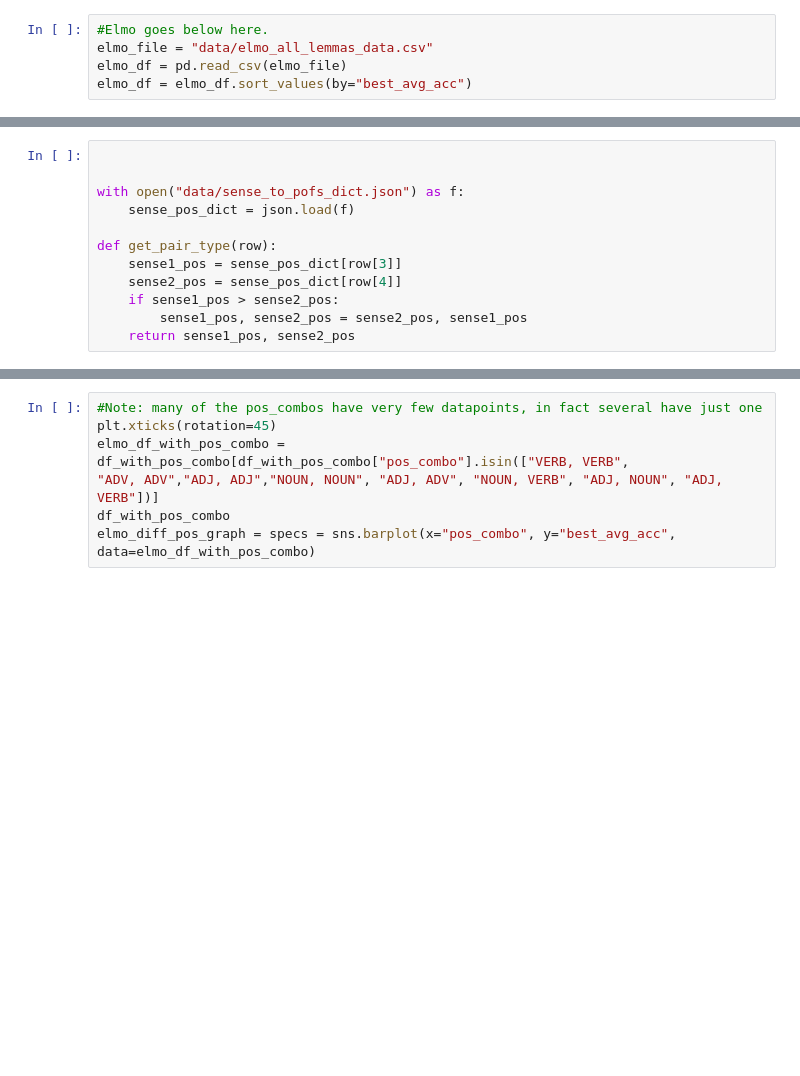
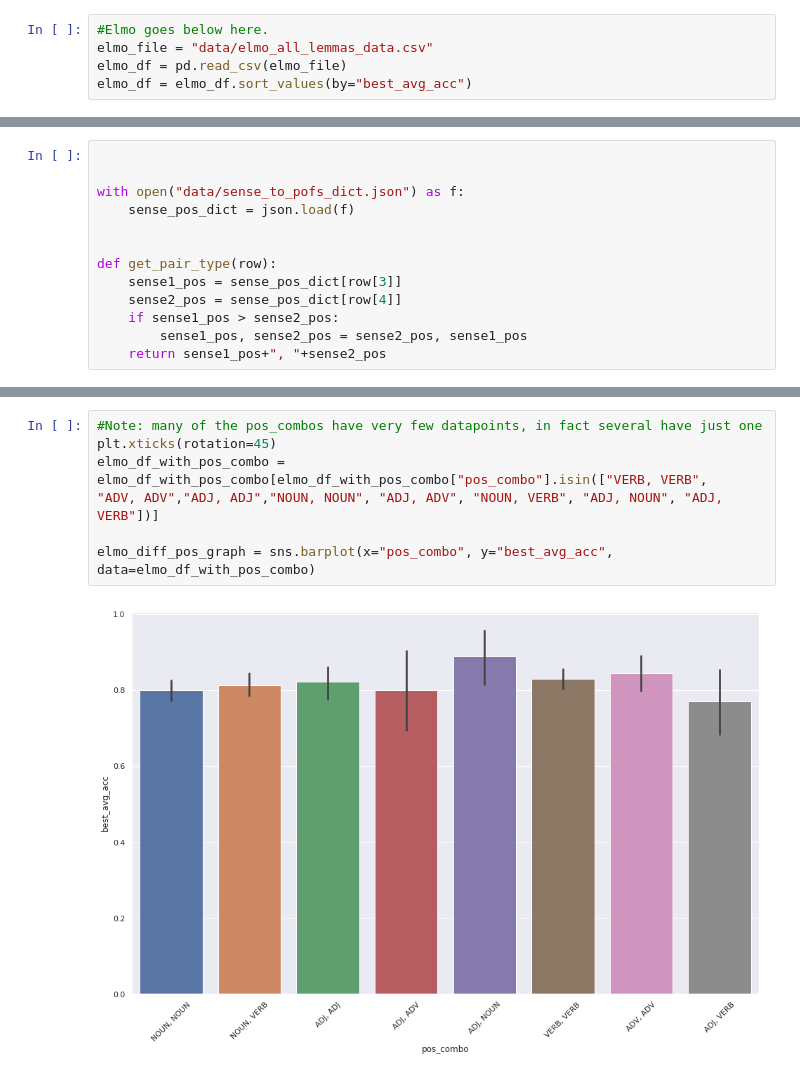
Before and after one commit to Mark-Hopkins-at-Williams/research-wsd, a Jupyter notebook: WSD.ipynb, the cells around one changed output, grey strips where cells are left out. Cells and saved outputs as stored; diff of their text form; blank space fills up the shorter version.

Commit message:
fix elmo part of speech comparison graph.

```diff
--- a/WSD.ipynb
+++ b/WSD.ipynb
@@ -134,12 +214,13 @@ elmo_diff_pos_graph = sns.barplot(x="lemma", y="best_avg_acc", data=elmo_diff_po
 with open("data/sense_to_pofs_dict.json") as f:
     sense_pos_dict = json.load(f)
 
+
 def get_pair_type(row):
     sense1_pos = sense_pos_dict[row[3]]
     sense2_pos = sense_pos_dict[row[4]]
     if sense1_pos > sense2_pos:
         sense1_pos, sense2_pos = sense2_pos, sense1_pos
-    return sense1_pos, sense2_pos
+    return sense1_pos+", "+sense2_pos
 # %%
 tmp = df.apply(get_pair_type, axis=1).rename("pos_combo")
 
@@ -148,10 +248,12 @@ elmo_df_with_pos_combo
 # %%
 #Note: many of the pos_combos have very few datapoints, in fact several have just one
 plt.xticks(rotation=45)
-elmo_df_with_pos_combo = df_with_pos_combo[df_with_pos_combo["pos_combo"].isin(["VERB, VERB",
+elmo_df_with_pos_combo = elmo_df_with_pos_combo[elmo_df_with_pos_combo["pos_combo"].isin(["VERB, VERB",
 "ADV, ADV","ADJ, ADJ","NOUN, NOUN", "ADJ, ADV", "NOUN, VERB", "ADJ, NOUN", "ADJ, VERB"])]
-df_with_pos_combo
-elmo_diff_pos_graph = specs = sns.barplot(x="pos_combo", y="best_avg_acc", data=elmo_df_with_pos_combo)
+
+elmo_diff_pos_graph = sns.barplot(x="pos_combo", y="best_avg_acc", data=elmo_df_with_pos_combo)
+# %% [output]
+[figure, added]
 # %%
 elmo_max_samp_data = elmo_df
 plt.xticks(rotation=45)
```
Also changed, not shown: parts of 16 cells of this notebook.
